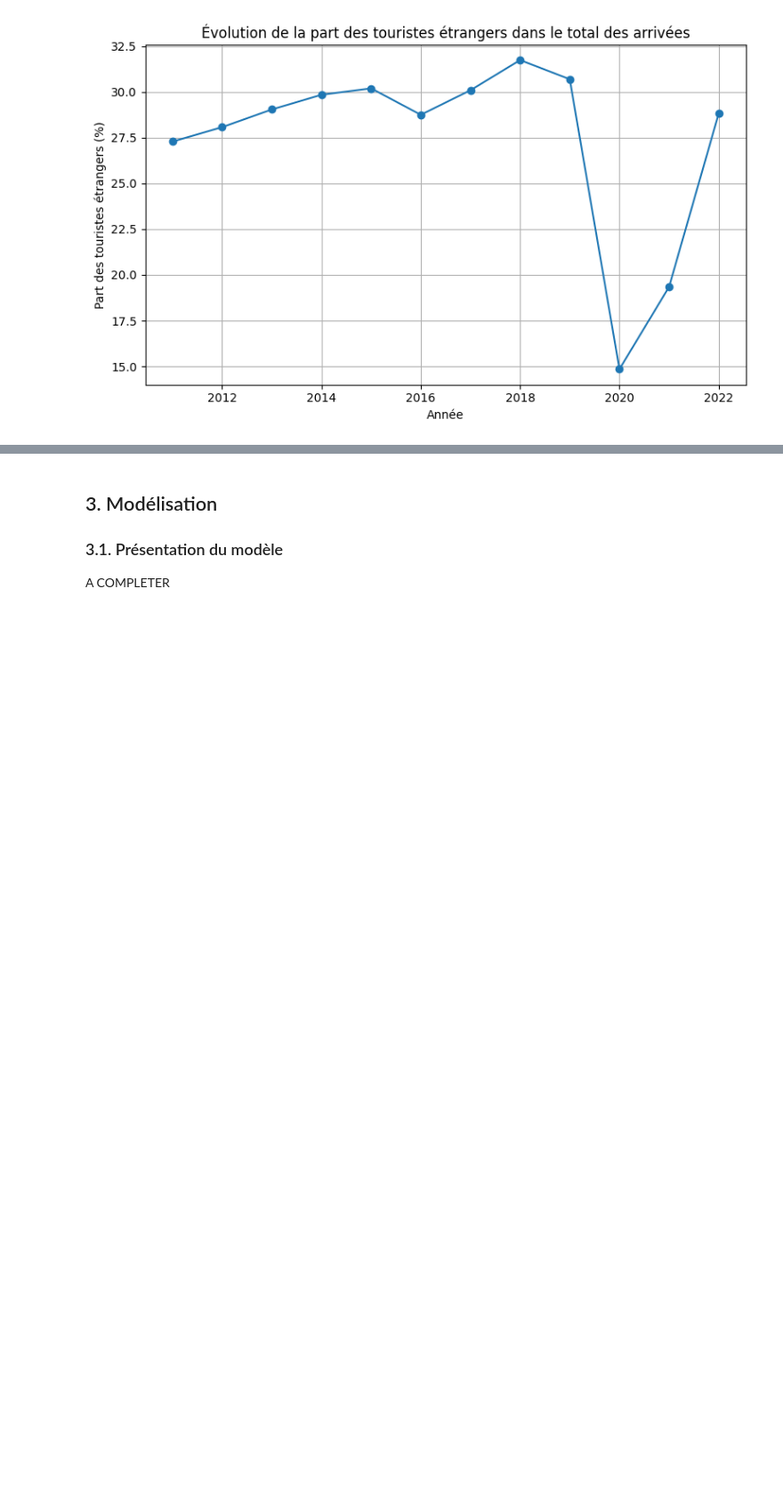
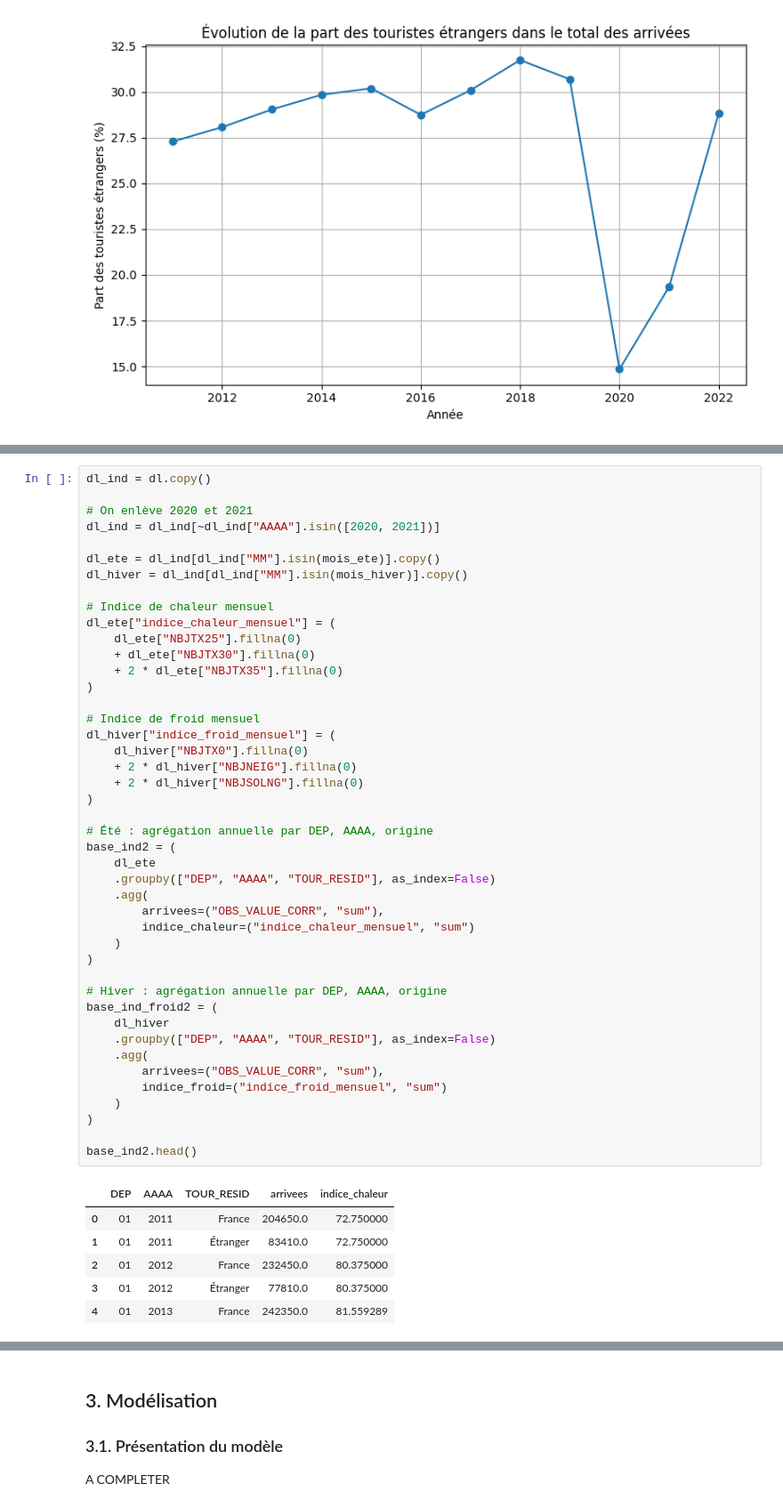
Before and after one commit to Manonchvllr/Project, a Jupyter notebook: rapport.ipynb, the cells around one changed output, grey strips where cells are left out. Shown at 89% size. Saved outputs shown, nothing was run; the diff lists cells and outputs as text; blank space fills up the shorter version.

```diff
--- a/rapport.ipynb
+++ b/rapport.ipynb
@@ -803,0 +829,51 @@ plt.show()
+# %%
+dl_ind = dl.copy()
+
+# On enlève 2020 et 2021
+dl_ind = dl_ind[~dl_ind["AAAA"].isin([2020, 2021])]
+
+dl_ete = dl_ind[dl_ind["MM"].isin(mois_ete)].copy()
+dl_hiver = dl_ind[dl_ind["MM"].isin(mois_hiver)].copy()
+
+# Indice de chaleur mensuel
+dl_ete["indice_chaleur_mensuel"] = (
+    dl_ete["NBJTX25"].fillna(0)
+    + dl_ete["NBJTX30"].fillna(0)
+    + 2 * dl_ete["NBJTX35"].fillna(0)
+)
+
+# Indice de froid mensuel
+dl_hiver["indice_froid_mensuel"] = (
+    dl_hiver["NBJTX0"].fillna(0)
+    + 2 * dl_hiver["NBJNEIG"].fillna(0)
+    + 2 * dl_hiver["NBJSOLNG"].fillna(0)
+)
+
+# Été : agrégation annuelle par DEP, AAAA, origine
+base_ind2 = (
+    dl_ete
+    .groupby(["DEP", "AAAA", "TOUR_RESID"], as_index=False)
+    .agg(
+        arrivees=("OBS_VALUE_CORR", "sum"),
+        indice_chaleur=("indice_chaleur_mensuel", "sum")
+    )
+)
+
+# Hiver : agrégation annuelle par DEP, AAAA, origine
+base_ind_froid2 = (
+    dl_hiver
+    .groupby(["DEP", "AAAA", "TOUR_RESID"], as_index=False)
+    .agg(
+        arrivees=("OBS_VALUE_CORR", "sum"),
+        indice_froid=("indice_froid_mensuel", "sum")
+    )
+)
+
+base_ind2.head()
+# %% [output]
+|  | DEP | AAAA | TOUR_RESID | arrivees | indice_chaleur |
+| 0 | 01 | 2011 | France | 204650.0 | 72.750000 |
+| 1 | 01 | 2011 | Étranger | 83410.0 | 72.750000 |
+| 2 | 01 | 2012 | France | 232450.0 | 80.375000 |
+| 3 | 01 | 2012 | Étranger | 77810.0 | 80.375000 |
+| 4 | 01 | 2013 | France | 242350.0 | 81.559289 |
```
Also changed, not shown: parts of 20 cells of this notebook.
